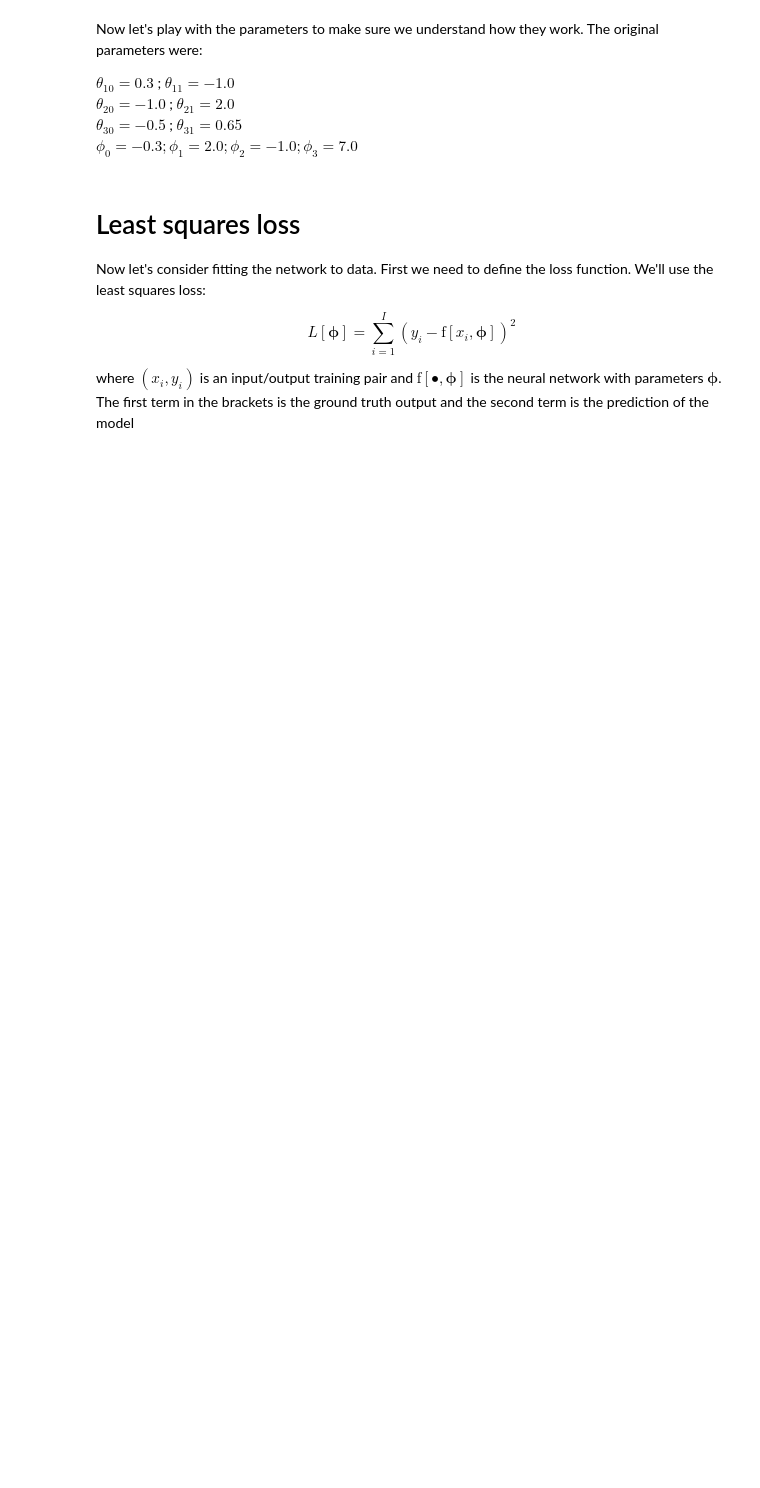
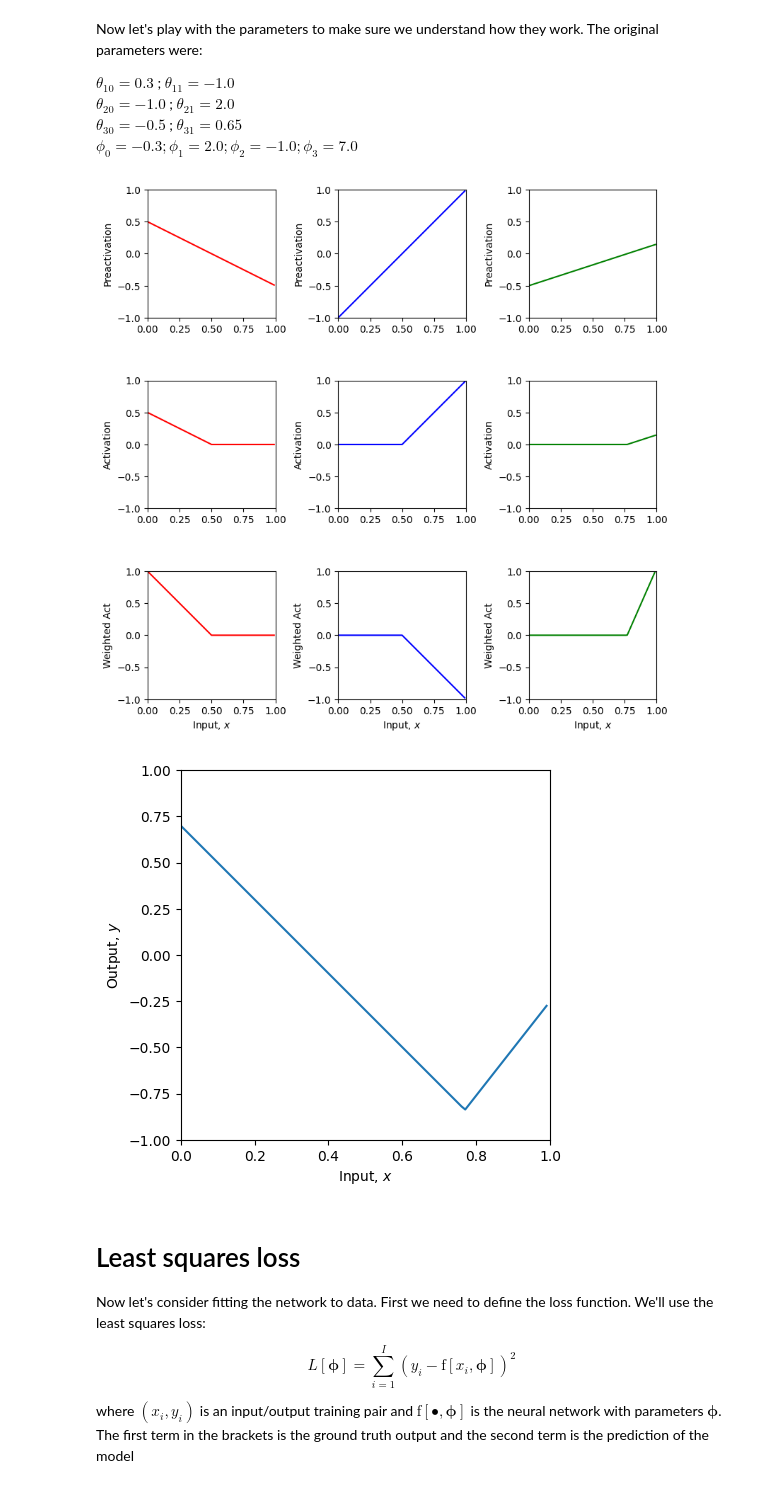
Before and after one commit to Mahdi-A98/edlbook, a Jupyter notebook: Notebooks/Chap03/3_1_Shallow_Networks_I.ipynb, the cells around one changed output. Cells and saved outputs as stored; diff of their text form; code cells hidden in the pictures; blank space fills up the shorter version.

```diff
--- a/Notebooks/Chap03/3_1_Shallow_Networks_I.ipynb
+++ b/Notebooks/Chap03/3_1_Shallow_Networks_I.ipynb
@@ -43,9 +55,9 @@ plt.show()
 def shallow_1_1_3(x, activation_fn, phi_0,phi_1,phi_2,phi_3, theta_10, theta_11, theta_20, theta_21, theta_30, theta_31):
   # TODO Replace the code below to compute the three initial lines
   # from the theta parameters (i.e. implement equations at bottom of figure 3.3a-c).  These are the preactivations
-  pre_1 = np.zeros_like(x)
-  pre_2 = np.zeros_like(x)
-  pre_3 = np.zeros_like(x)
+  pre_1 = theta_10 + x * theta_11
+  pre_2 = theta_20 + x * theta_21
+  pre_3 = theta_30 + x * theta_31
 
   # Pass these through the ReLU function to compute the activations as in
   # figure 3.3 d-f
@@ -55,13 +67,13 @@ def shallow_1_1_3(x, activation_fn, phi_0,phi_1,phi_2,phi_3, theta_10, theta_11,
 
   # TODO Replace the code below to weight the activations using phi1, phi2 and phi3
   # To create the equivalent of figure 3.3 g-i
-  w_act_1 = np.zeros_like(x)
-  w_act_2 = np.zeros_like(x)
-  w_act_3 = np.zeros_like(x)
+  w_act_1 = phi_1 * act_1
+  w_act_2 = phi_2 * act_2
+  w_act_3 = phi_3 * act_3
 
   # TODO Replace the code below to combining the weighted activations and add
   # phi_0 to create the output as in figure 3.3 j
-  y = np.zeros_like(x)
+  y = phi_0 + w_act_1 + w_act_2 + w_act_3
 
   # Return everything we have calculated
   return y, pre_1, pre_2, pre_3, act_1, act_2, act_3, w_act_1, w_act_2, w_act_3
@@ -129,39 +144,42 @@ $\theta_{30} =  -0.5$ ; $\theta_{31} = 0.65$<br>
 $\phi_0 = -0.3; \phi_1 = 2.0; \phi_2 = -1.0; \phi_3 = 7.0$
 # %%
 # TODO
-# 1. Predict what effect changing phi_0 will have on the network.
+# 1. Predict what effect changing phi_0 will have on the network. --> changes altitude of plot
 
-# 2. Predict what effect multiplying phi_1, phi_2, phi_3 by 0.5 would have.  Check if you are correct
+# 2. Predict what effect multiplying phi_1, phi_2, phi_3 by 0.5 would have. --> makes wider angles  Check if you are correct
 
-# 3. Predict what effect multiplying phi_1 by -1 will have.  Check if you are correct.
+# 3. Predict what effect multiplying phi_1 by -1 will have. --> reverses the slope of first line  Check if you are correct.
 
-# 4. Predict what effect setting theta_20 to -1.2 will have.  Check if you are correct.
+# 4. Predict what effect setting theta_20 to -1.2 will have. -->  decreases the altitude of line two by 0.2 Check if you are correct.
 
 # 5. Change the parameters so that there are only two "joints" (including outside the range of the plot)
-# There are actually three ways to do this. See if you can figure them all out
+# There are actually three ways to do this. See if you can figure them all out --> setting phi_1 to 0, setting one of phi params equal to another one, setting one of phi params same on magnitude and opposite on sign to another one
 
 # 6. With the original parameters, the second line segment is flat (i.e. has slope zero)
-# How could you change theta_10 so that all of the segments have non-zero slopes
+# How could you change theta_10 so that all of the segments have non-zero slopes --> adding 0.2 (the length of zero slope line)
 
 # 7. What do you predict would happen if you multiply theta_20 and theta21 by 0.5, and phi_2 by 2.0?
 # Check if you are correct.
 
 # 8. What do you predict would happen if you multiply theta_20 and theta21 by -0.5, and phi_2 by -2.0?
 # Check if you are correct.
 
-theta_10 =  0.3 ; theta_11 = -1.0
+theta_10 =  0.5 ; theta_11 = -1.0
 theta_20 = -1.0  ; theta_21 = 2.0
 theta_30 = -0.5  ; theta_31 = 0.65
 phi_0 = -0.3; phi_1 = 2.0; phi_2 = -1.0; phi_3 = 7.0
 
 # Define a range of input values
 x = np.arange(0,1,0.01)
 
 # We run the neural network for each of these input values
 y, pre_1, pre_2, pre_3, act_1, act_2, act_3, w_act_1, w_act_2, w_act_3 = \
     shallow_1_1_3(x, ReLU, phi_0,phi_1,phi_2,phi_3, theta_10, theta_11, theta_20, theta_21, theta_30, theta_31)
 # And then plot it
 plot_neural(x, y, pre_1, pre_2, pre_3, act_1, act_2, act_3, w_act_1, w_act_2, w_act_3, plot_all=True)
+# %% [output]
+[figure, added]
+[figure, added]
 # %% [markdown]
 # Least squares loss
 
```
Also changed, not shown: parts of 6 cells of this notebook.
